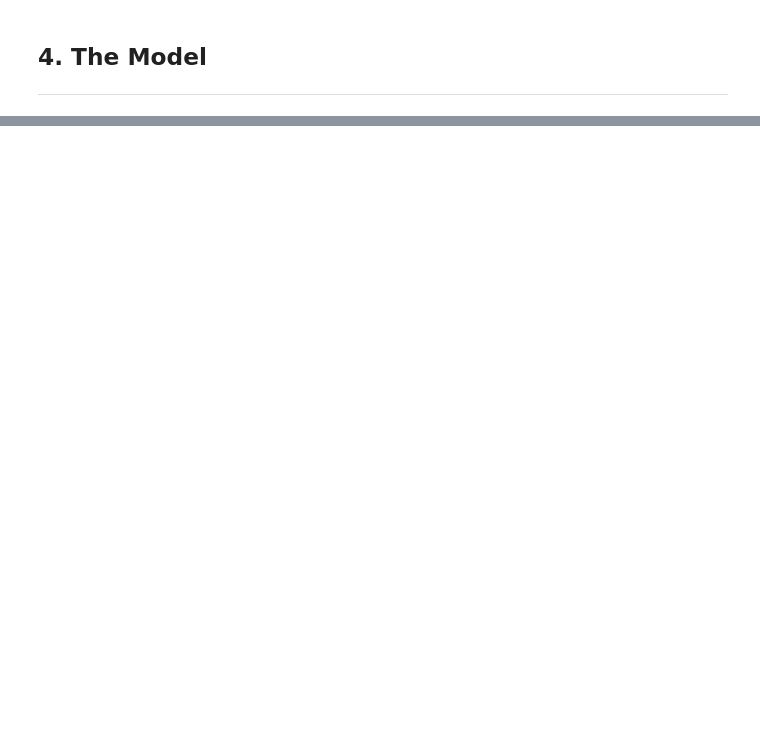
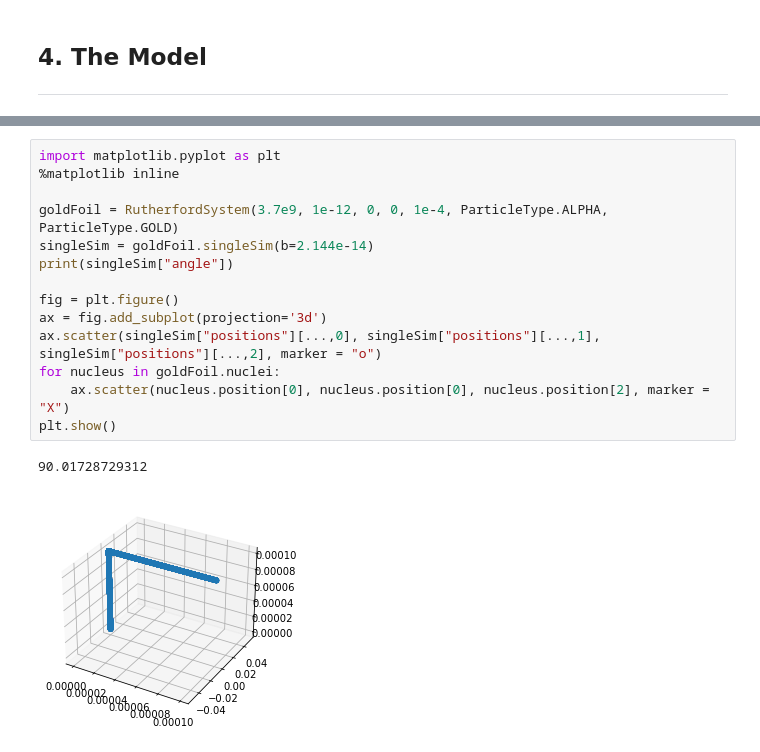
Before and after one commit to freddien03/Simulating-Rutherford-Scattering, a Jupyter notebook: Simulating-Rutherford-Scattering.ipynb, the cells around one changed output, grey strips where cells are left out. Drawn from its saved outputs; the diff is of its cells as text; blank space fills up the shorter version.

```diff
--- a/Simulating-Rutherford-Scattering.ipynb
+++ b/Simulating-Rutherford-Scattering.ipynb
@@ -301,0 +288,17 @@ multParts(num=5000, dist=1e-7, spread=1e-12)
+# %%
+import matplotlib.pyplot as plt
+%matplotlib inline
+
+goldFoil = RutherfordSystem(3.7e9, 1e-12, 0, 0, 1e-4, ParticleType.ALPHA, ParticleType.GOLD)
+singleSim = goldFoil.singleSim(b=2.144e-14)
+print(singleSim["angle"])
+
+fig = plt.figure()
+ax = fig.add_subplot(projection='3d')
+ax.scatter(singleSim["positions"][...,0], singleSim["positions"][...,1], singleSim["positions"][...,2], marker = "o")
+for nucleus in goldFoil.nuclei:
+    ax.scatter(nucleus.position[0], nucleus.position[0], nucleus.position[2], marker = "X")
+plt.show()
+# %% [output]
+90.01728729312
+[figure, added]
```
Also changed, not shown: parts of 3 cells of this notebook, 4 other files.
